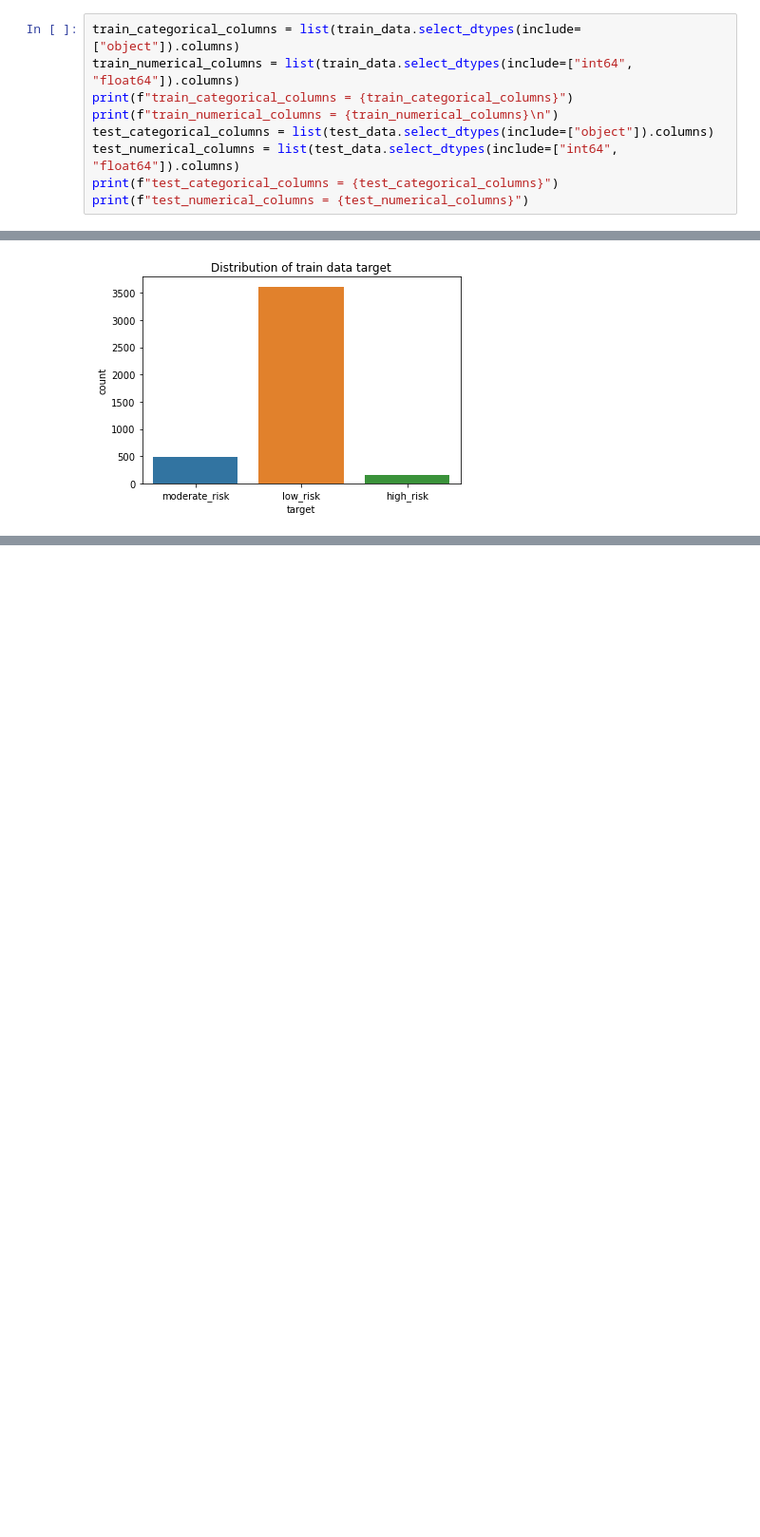
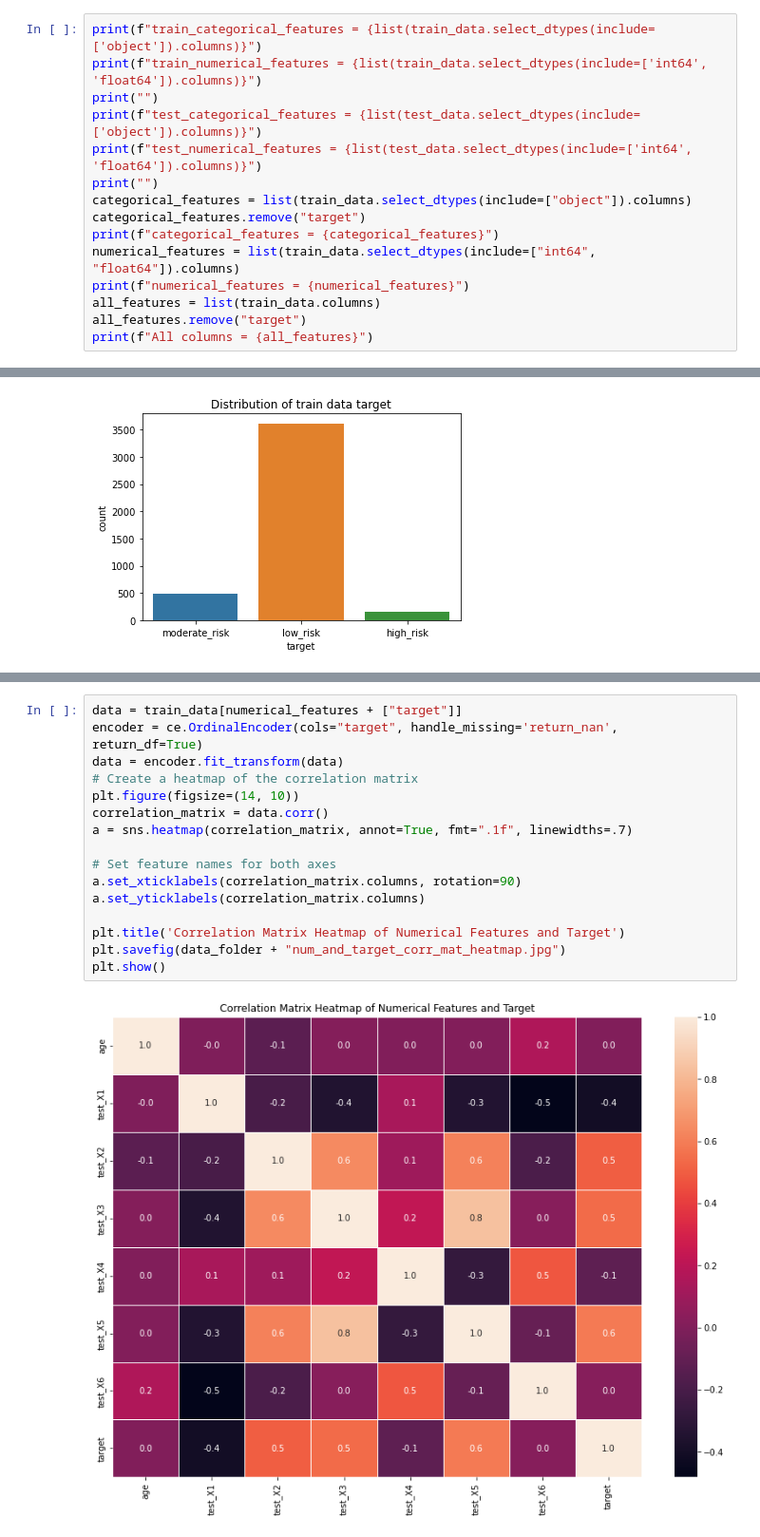
Before and after one commit to AnnoyingShpee/Healthcare-Data-Mining, a Jupyter notebook: CW2.ipynb, the cells around one changed output, grey strips where cells are left out. Shown: that part at 95% size. Saved outputs shown, nothing was run; the diff lists cells and outputs as text; blank space fills up the shorter version.

```diff
--- a/CW2.ipynb
+++ b/CW2.ipynb
@@ -66,10 +78,16 @@ In the cell below, the names of the categorical and numerical columns are obtain
 # %%
-train_categorical_columns = list(train_data.select_dtypes(include=["object"]).columns)
-train_numerical_columns = list(train_data.select_dtypes(include=["int64", "float64"]).columns)
-print(f"train_categorical_columns = {train_categorical_columns}")
-print(f"train_numerical_columns = {train_numerical_columns}\n")
-test_categorical_columns = list(test_data.select_dtypes(include=["object"]).columns)
-test_numerical_columns = list(test_data.select_dtypes(include=["int64", "float64"]).columns)
-print(f"test_categorical_columns = {test_categorical_columns}")
-print(f"test_numerical_columns = {test_numerical_columns}")
+print(f"train_categorical_features = {list(train_data.select_dtypes(include=['object']).columns)}")
+print(f"train_numerical_features = {list(train_data.select_dtypes(include=['int64', 'float64']).columns)}")
+print("")
+print(f"test_categorical_features = {list(test_data.select_dtypes(include=['object']).columns)}")
+print(f"test_numerical_features = {list(test_data.select_dtypes(include=['int64', 'float64']).columns)}")
+print("")
+categorical_features = list(train_data.select_dtypes(include=["object"]).columns)
+categorical_features.remove("target")
+print(f"categorical_features = {categorical_features}")
+numerical_features = list(train_data.select_dtypes(include=["int64", "float64"]).columns)
+print(f"numerical_features = {numerical_features}")
+all_features = list(train_data.columns)
+all_features.remove("target")
+print(f"All columns = {all_features}")
 # %% [output]
@@ -264,0 +304,18 @@ for num in train_numerical_columns:
+# %%
+data = train_data[numerical_features + ["target"]]
+encoder = ce.OrdinalEncoder(cols="target", handle_missing='return_nan', return_df=True)
+data = encoder.fit_transform(data)
+# Create a heatmap of the correlation matrix
+plt.figure(figsize=(14, 10))
+correlation_matrix = data.corr()
+a = sns.heatmap(correlation_matrix, annot=True, fmt=".1f", linewidths=.7)
+
+# Set feature names for both axes
+a.set_xticklabels(correlation_matrix.columns, rotation=90)
+a.set_yticklabels(correlation_matrix.columns)
+
+plt.title('Correlation Matrix Heatmap of Numerical Features and Target')
+plt.savefig(data_folder + "num_and_target_corr_mat_heatmap.jpg")
+plt.show()
+# %% [output]
+[figure, added]
```
Also changed, not shown: parts of 53 cells of this notebook.
